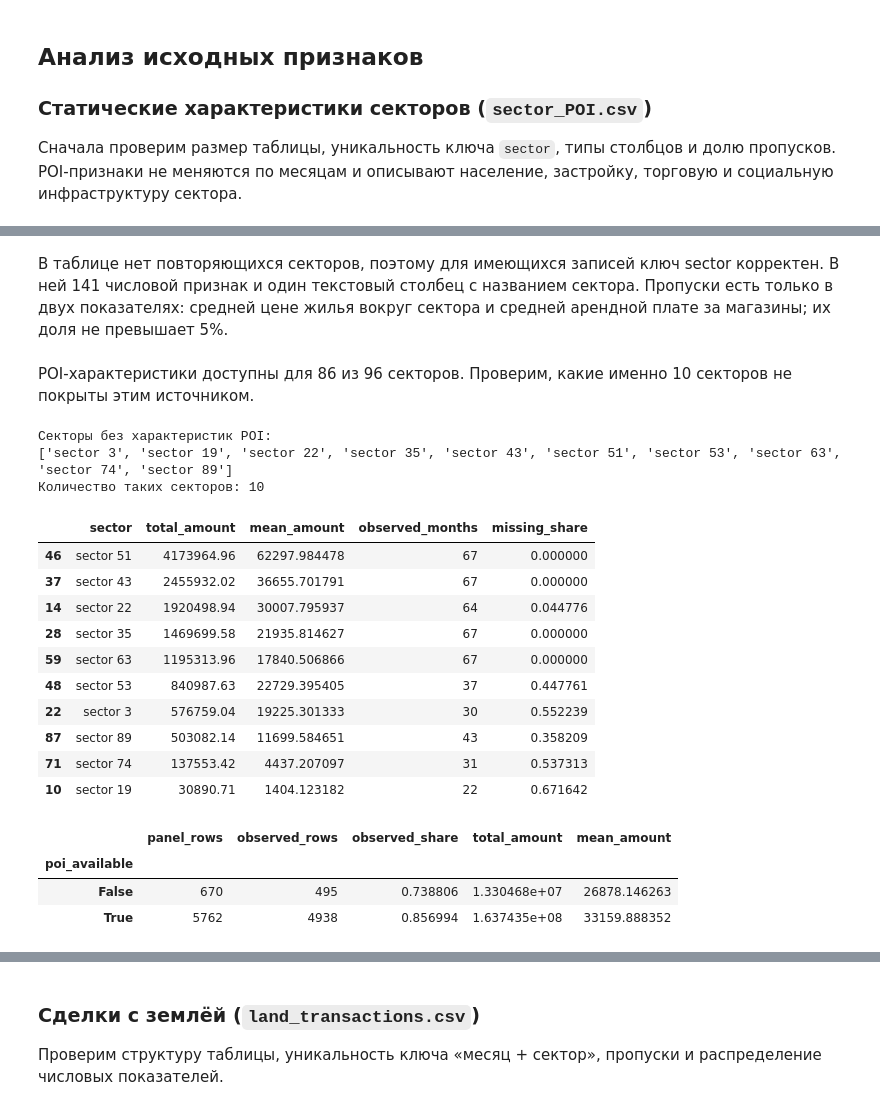
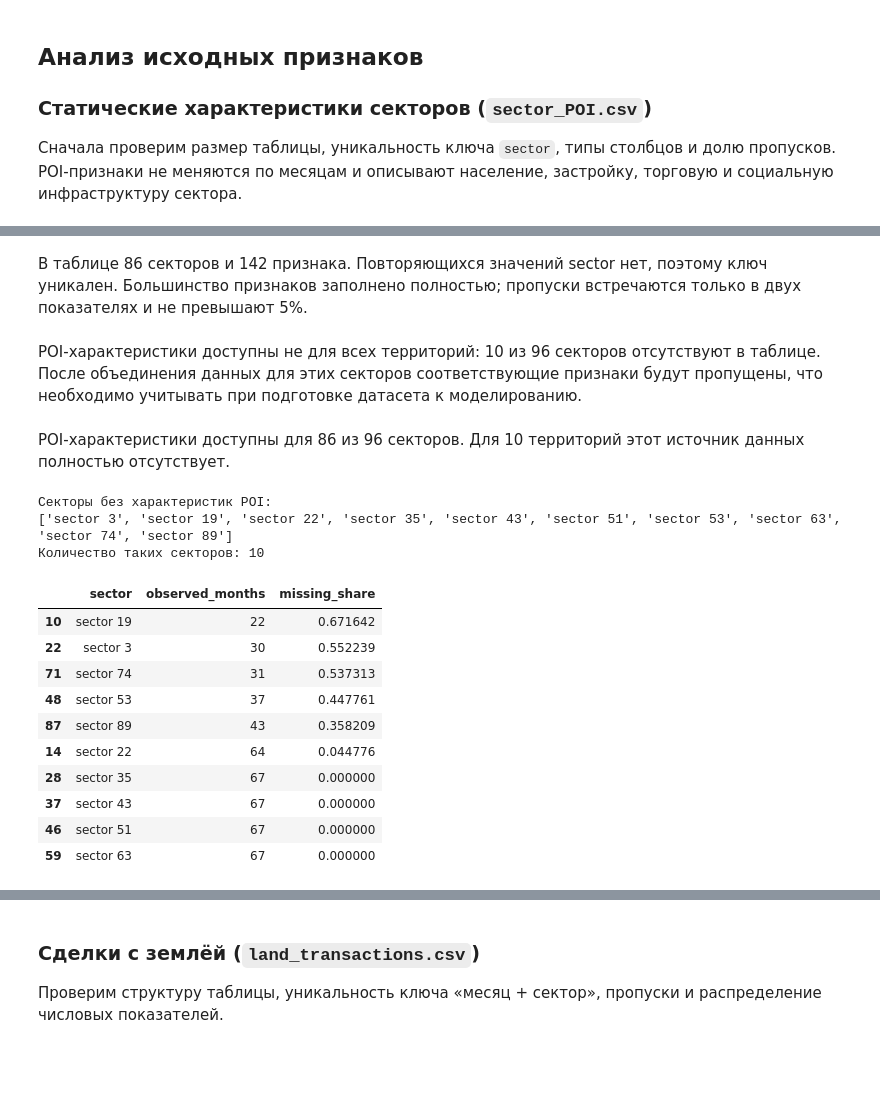
Before and after one commit to nikkyzp/ml-project, a Jupyter notebook: EDA.ipynb, the cells around one changed output, grey strips where cells are left out. Drawn from its saved outputs; the diff is of its cells as text; code cells hidden in the pictures; blank space fills up the shorter version.

```diff
--- a/EDA.ipynb
+++ b/EDA.ipynb
@@ -849,7 +837,9 @@ Name: count, dtype: int64
 # %% [markdown]
-В таблице нет повторяющихся секторов, поэтому для имеющихся записей ключ sector корректен. В ней 141 числовой признак и один текстовый столбец с названием сектора. Пропуски есть только в двух показателях: средней цене жилья вокруг сектора и средней арендной плате за магазины; их доля не превышает 5%.
+В таблице 86 секторов и 142 признака. Повторяющихся значений sector нет, поэтому ключ уникален. Большинство признаков заполнено полностью; пропуски встречаются только в двух показателях и не превышают 5%.
 # %% [markdown]
-POI-характеристики доступны для 86 из 96 секторов. Проверим, какие именно 10 секторов не покрыты этим источником.
+POI-характеристики доступны не для всех территорий: 10 из 96 секторов отсутствуют в таблице. После объединения данных для этих секторов соответствующие признаки будут пропущены, что необходимо учитывать при подготовке датасета к моделированию.
+# %% [markdown]
+POI-характеристики доступны для 86 из 96 секторов. Для 10 территорий этот источник данных полностью отсутствует.
 # %%
 sectors_without_poi = sorted(
     set(df["sector"]) - set(df_sPOI["sector"]),
@@ -867,39 +857,27 @@ print("Количество таких секторов:", len(sectors_without_p
 # %%
 sectors_without_poi_stats = (
     sector_target[
         sector_target["sector"].isin(sectors_without_poi)
+    ][
+        [
+            "sector",
+            "observed_months",
+            "missing_share",
+        ]
     ]
-    .sort_values("total_amount", ascending=False)
+    .sort_values("missing_share", ascending=False)
 )
 
 display(sectors_without_poi_stats)
 # %% [output]
-|  | sector | total_amount | mean_amount | observed_months | missing_share |
-| 46 | sector 51 | 4173964.96 | 62297.984478 | 67 | 0.000000 |
-| 37 | sector 43 | 2455932.02 | 36655.701791 | 67 | 0.000000 |
-| 14 | sector 22 | 1920498.94 | 30007.795937 | 64 | 0.044776 |
-| 28 | sector 35 | 1469699.58 | 21935.814627 | 67 | 0.000000 |
-| 59 | sector 63 | 1195313.96 | 17840.506866 | 67 | 0.000000 |
-| 48 | sector 53 | 840987.63 | 22729.395405 | 37 | 0.447761 |
-| 22 | sector 3 | 576759.04 | 19225.301333 | 30 | 0.552239 |
-| 87 | sector 89 | 503082.14 | 11699.584651 | 43 | 0.358209 |
-| 71 | sector 74 | 137553.42 | 4437.207097 | 31 | 0.537313 |
-| 10 | sector 19 | 30890.71 | 1404.123182 | 22 | 0.671642 |
+|  | sector | observed_months | missing_share |
+| 10 | sector 19 | 22 | 0.671642 |
+| 22 | sector 3 | 30 | 0.552239 |
+| 71 | sector 74 | 31 | 0.537313 |
+| 48 | sector 53 | 37 | 0.447761 |
+| 87 | sector 89 | 43 | 0.358209 |
+| 14 | sector 22 | 64 | 0.044776 |
+| 28 | sector 35 | 67 | 0.000000 |
+| 37 | sector 43 | 67 | 0.000000 |
+| 46 | sector 51 | 67 | 0.000000 |
+| 59 | sector 63 | 67 | 0.000000 |
-# %%
-poi_coverage_comparison = (
-    df.assign(poi_available=df["sector"].isin(df_sPOI["sector"]))
-    .groupby("poi_available")
-    .agg(
-        panel_rows=("target_observed", "size"),
-        observed_rows=("target_observed", "sum"),
-        observed_share=("target_observed", "mean"),
-        total_amount=(TARGET, lambda values: values.sum(min_count=1)),
-        mean_amount=(TARGET, "mean")
-    )
-)
-display(poi_coverage_comparison)
-# %% [output]
-|  | panel_rows | observed_rows | observed_share | total_amount | mean_amount |
-| poi_available |  |  |  |  |  |
-| False | 670 | 495 | 0.738806 | 1.330468e+07 | 26878.146263 |
-| True | 5762 | 4938 | 0.856994 | 1.637435e+08 | 33159.888352 |
```
Also changed, not shown: parts of 15 cells of this notebook.
